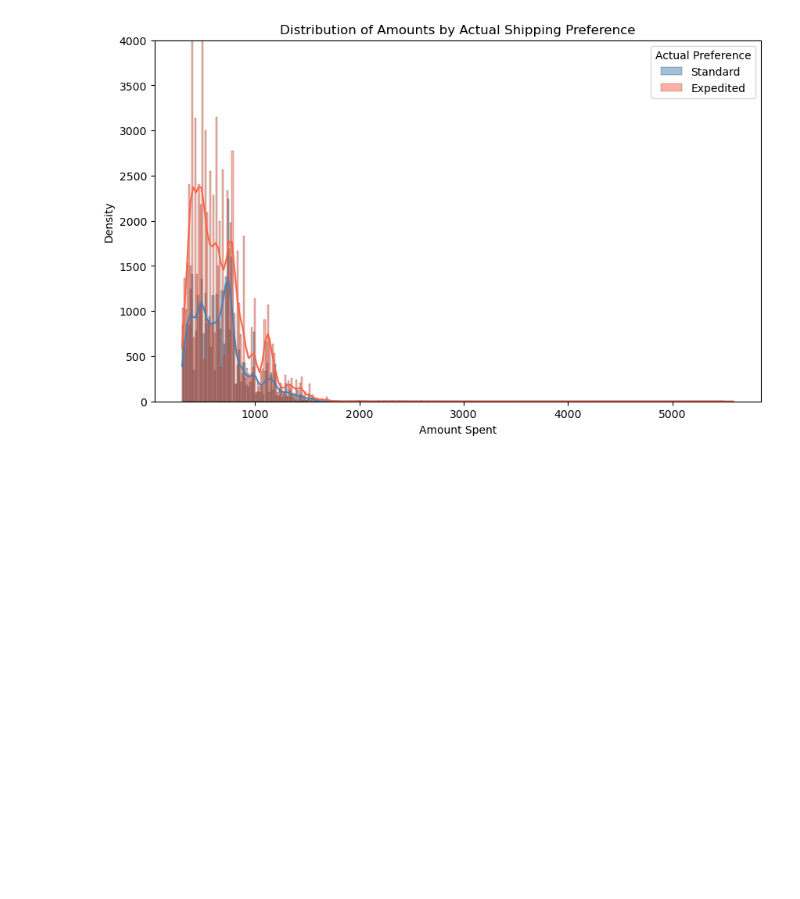
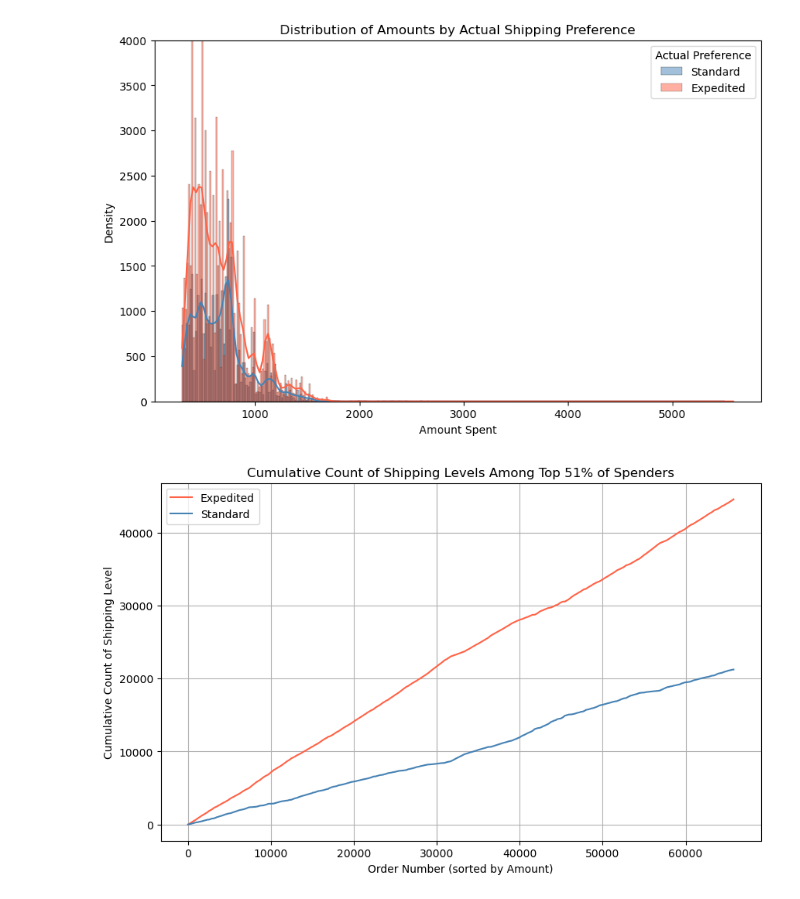
Before and after one commit to JustynLim/Big-Data-Analysis, a Jupyter notebook: Analysis.ipynb, the cells around one changed output. Drawn from its saved outputs; the diff is of its cells as text; code cells hidden in the pictures; blank space fills up the shorter version.

Commit message:
Analysis of hypothesis and hypothesis chi-square graph
Add analysis of hypothesis and hypothesis chi-square graph

```diff
--- a/Analysis.ipynb
+++ b/Analysis.ipynb
@@ -626,3 +626,42 @@ plt.show()
 [figure]
 [figure]
 [figure]
+# %%
+import pandas as pd
+import matplotlib.pyplot as plt
+
+# Load and filter the dataset
+file_path = 'Amazon Sale Report.csv'
+data = pd.read_csv(file_path, low_memory=False)
+filtered_data = data[data['ship-service-level'].isin(['Expedited', 'Standard'])]
+
+# Sort by amount spent in descending order
+sorted_data = filtered_data.sort_values(by='Amount', ascending=False)
+
+# Determine the index cutoff for the top 51%
+cutoff_index = int(len(sorted_data) * 0.51)
+top_51_data = sorted_data.iloc[:cutoff_index]
+
+# Reset index for easy plotting
+top_51_data = top_51_data.reset_index(drop=True)
+
+# Create a cumulative count column for each shipping level
+top_51_data['Expedited_CumCount'] = (top_51_data['ship-service-level'] == 'Expedited').cumsum()
+top_51_data['Standard_CumCount'] = (top_51_data['ship-service-level'] == 'Standard').cumsum()
+
+# Plot the line chart
+plt.figure(figsize=(10, 6))
+plt.plot(top_51_data.index, top_51_data['Expedited_CumCount'], label='Expedited', color='#FF6347')
+plt.plot(top_51_data.index, top_51_data['Standard_CumCount'], label='Standard', color='#4682B4')
+
+# Add labels and title
+plt.title("Cumulative Count of Shipping Levels Among Top 51% of Spenders")
+plt.xlabel("Order Number (sorted by Amount)")
+plt.ylabel("Cumulative Count of Shipping Level")
+plt.legend()
+plt.grid(True)
+
+# Show the plot
+plt.show()
+# %% [output]
+[figure, added]
```
Also changed, not shown: parts of 1 cell of this notebook.
